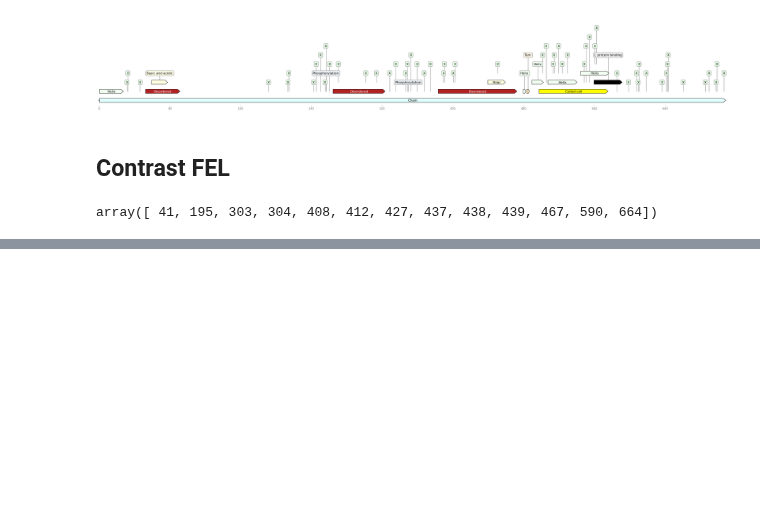
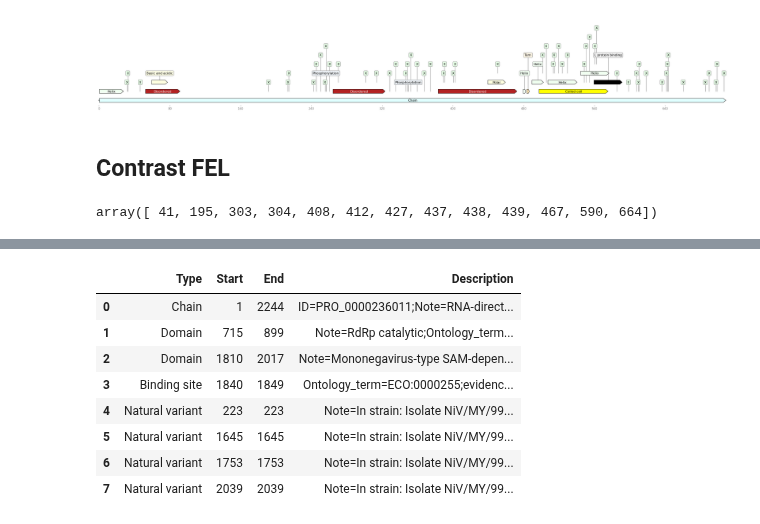
Before and after one commit to sanju99/niv_evo, a Jupyter notebook: plot_gene_domains.ipynb, the cells around one changed output, grey strips where cells are left out. Saved outputs shown, nothing was run; the diff lists cells and outputs as text; code cells hidden in the pictures; blank space fills up the shorter version.

Commit message:
added some L analysis

```diff
--- a/plot_gene_domains.ipynb
+++ b/plot_gene_domains.ipynb
@@ -204,0 +193,25 @@ plot_protein_with_selected_sites(contrastFel_BGD_MYS_sites, features, "contrastF
+# %%
+gff_polymerase = pd.read_csv("seq_for_analysis/Q997F0_polymerase.gff", sep="\t", header=None, skiprows=2, usecols=[2, 3, 4, 8])
+gff_polymerase.columns = ["Type", "Start", "End", "Description"]
+
+color_dict = {
+            "Chain": "lightcyan", # full length protein
+            "Disorder": "firebrick",
+            "Compositional bias": "lightyellow",
+            "Structure": "yellow",
+            "Protein Binding": "black",
+            "Tetramerization Domain": "yellow",
+            #"Natural variant": "lightyellow"
+}
+# %%
+gff_polymerase
+# %% [output]
+|  | Type | Start | End | Description |
+| 0 | Chain | 1 | 2244 | ID=PRO_0000236011;Note=RNA-direct... |
+| 1 | Domain | 715 | 899 | Note=RdRp catalytic;Ontology_term... |
+| 2 | Domain | 1810 | 2017 | Note=Mononegavirus-type SAM-depen... |
+| 3 | Binding site | 1840 | 1849 | Ontology_term=ECO:0000255;evidenc... |
+| 4 | Natural variant | 223 | 223 | Note=In strain: Isolate NiV/MY/99... |
+| 5 | Natural variant | 1645 | 1645 | Note=In strain: Isolate NiV/MY/99... |
+| 6 | Natural variant | 1753 | 1753 | Note=In strain: Isolate NiV/MY/99... |
+| 7 | Natural variant | 2039 | 2039 | Note=In strain: Isolate NiV/MY/99... |
```
Also changed, not shown: parts of 8 cells of this notebook, 11 other files.
